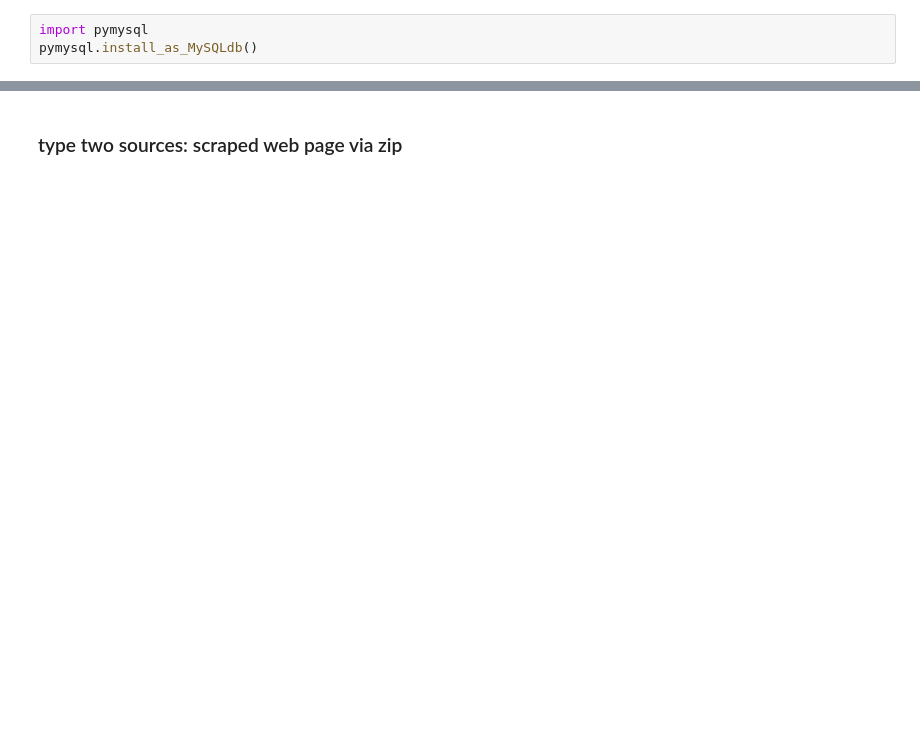
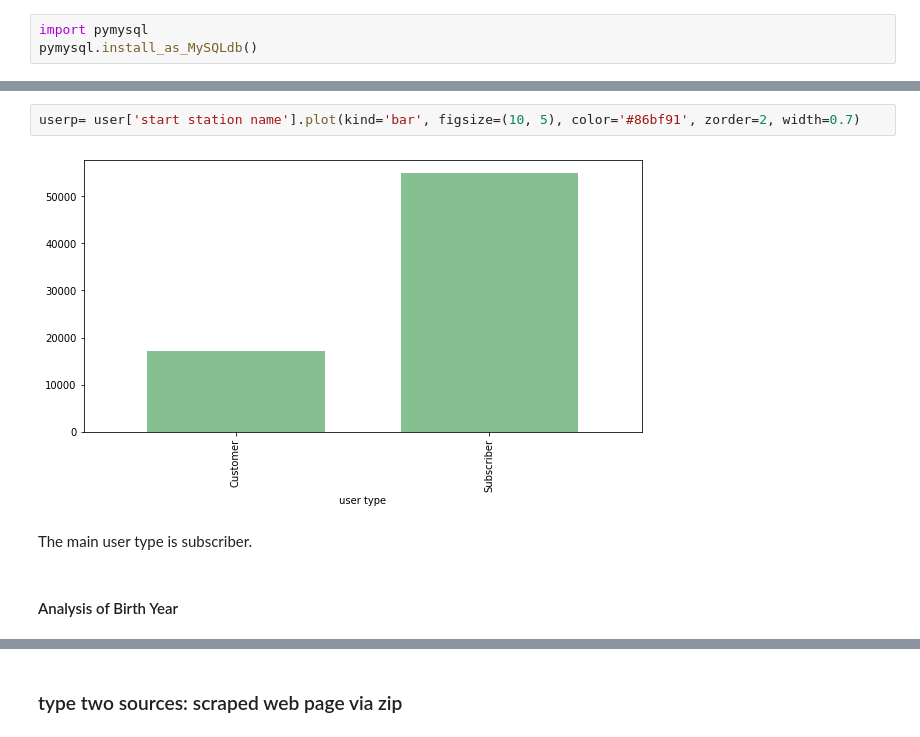
Before and after one commit to mandy941/final, a Jupyter notebook: final.ipynb, the cells around one changed output, grey strips where cells are left out. Drawn from its saved outputs; the diff is of its cells as text; blank space fills up the shorter version.

```diff
--- a/final.ipynb
+++ b/final.ipynb
@@ -44,0 +398,8 @@ OperationalError: (1045, "Access denied for user 'root'@'localhost' (using passw
+# %%
+userp= user['start station name'].plot(kind='bar', figsize=(10, 5), color='#86bf91', zorder=2, width=0.7)
+# %% [output]
+[figure, added]
+# %% [markdown]
+The main user type is subscriber.
+# %% [markdown]
+#### Analysis of Birth Year
```
Also changed, not shown: parts of 104 cells of this notebook.
